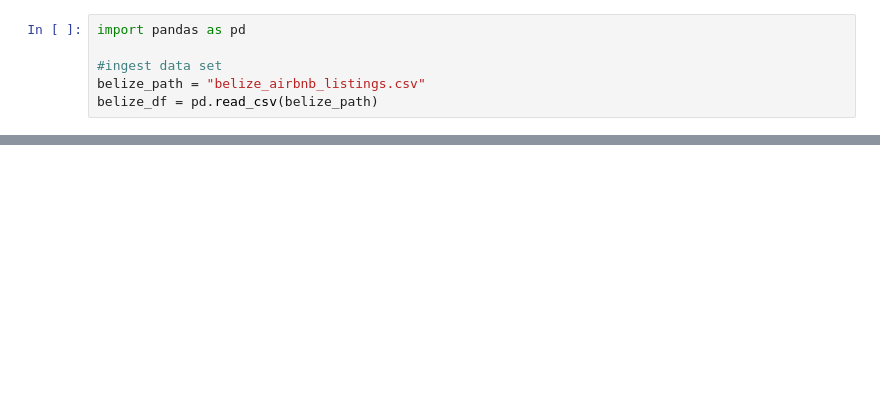
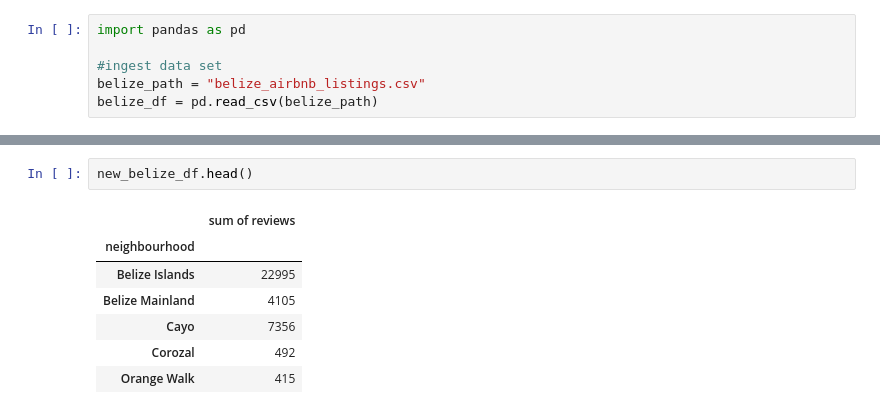
Before and after one commit to LaunchCoderGirlSTL/Data-Science-Assignments, a Jupyter notebook: course_material/week_04/week_05_starting_exercise.ipynb, the cells around one changed output, grey strips where cells are left out. Cells and saved outputs as stored; diff of their text form; blank space fills up the shorter version.

```diff
--- a/course_material/week_04/week_05_starting_exercise.ipynb
+++ b/course_material/week_04/week_05_starting_exercise.ipynb
@@ -20,0 +36,10 @@ belize_df.head(10)
+# %%
+new_belize_df.head()
+# %% [output]
+|  | sum of reviews |
+| neighbourhood |  |
+| Belize Islands | 22995 |
+| Belize Mainland | 4105 |
+| Cayo | 7356 |
+| Corozal | 492 |
+| Orange Walk | 415 |
```
Also changed, not shown: parts of 3 cells of this notebook, 3 other files.
